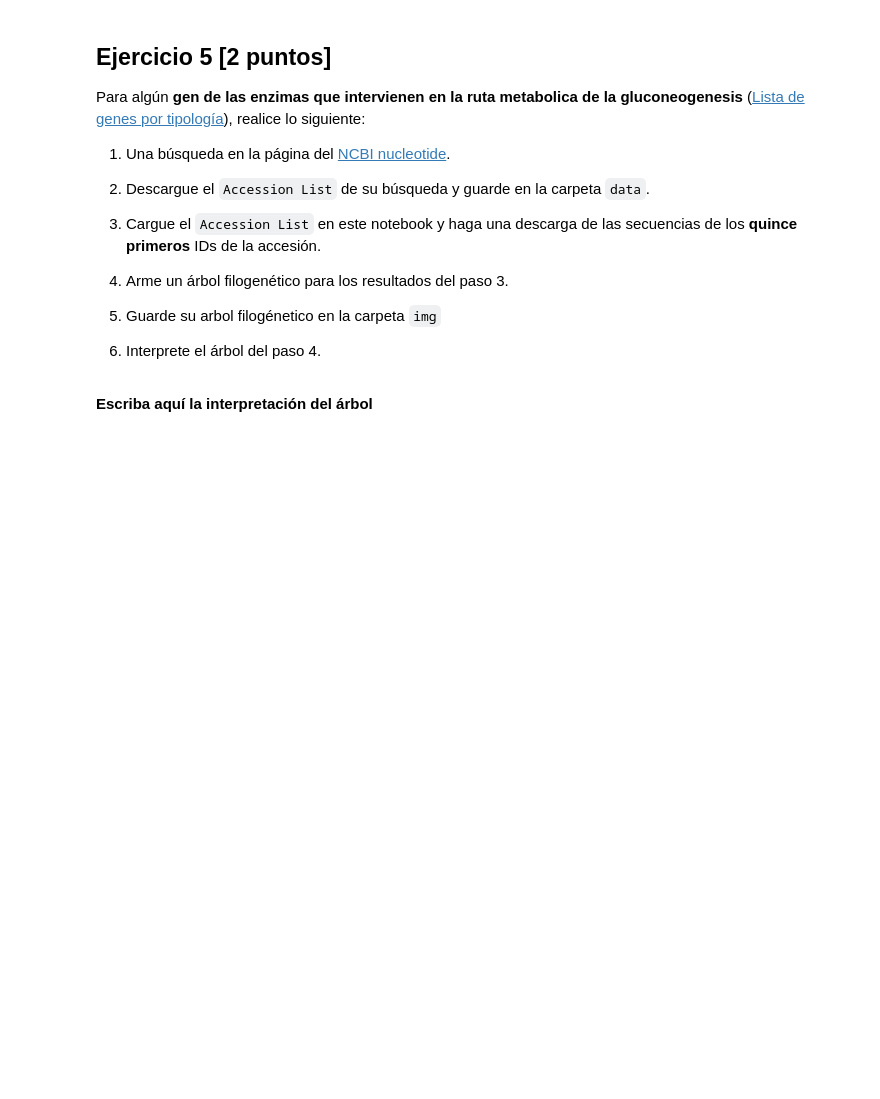
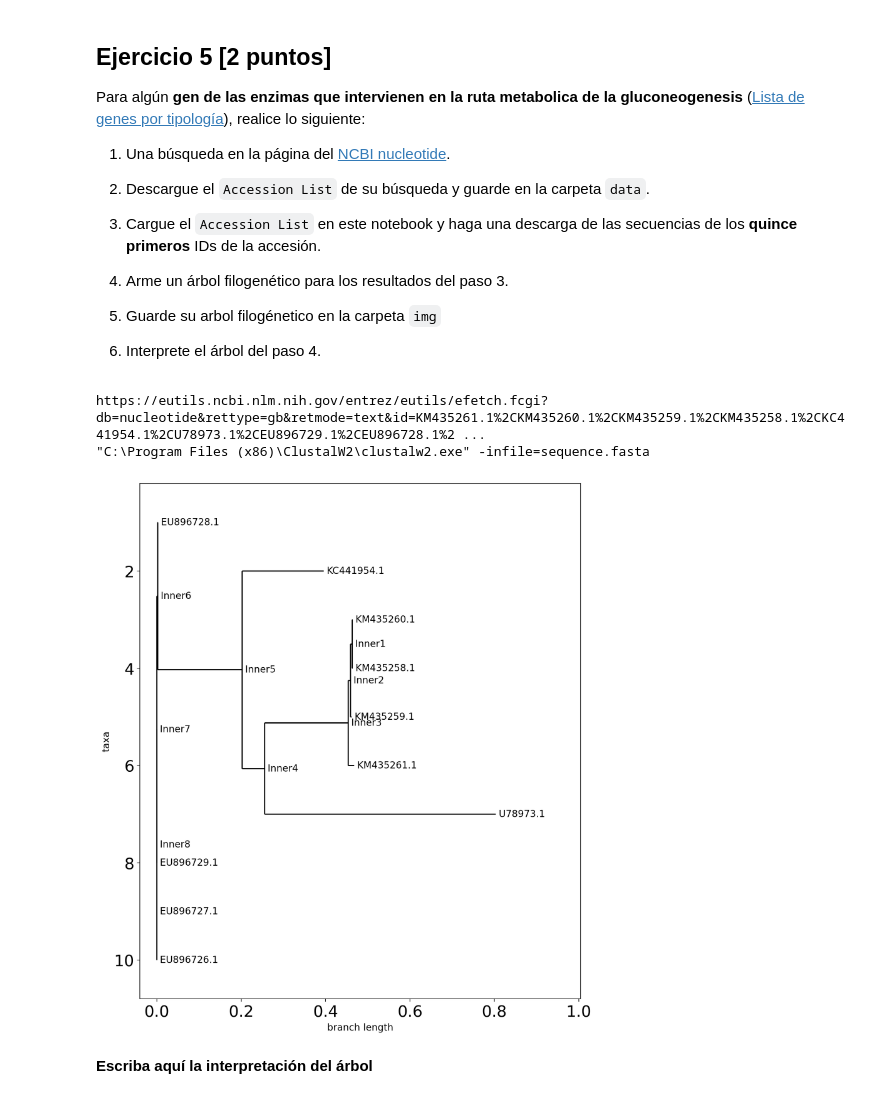
Before and after one commit to Valekia/GBI6_ExamenPython, a Jupyter notebook: 2022I_GBI6G01_ExamenPython.ipynb, the cells around one changed output. Cells and saved outputs as stored; diff of their text form; code cells hidden in the pictures; blank space fills up the shorter version.

```diff
--- a/2022I_GBI6G01_ExamenPython.ipynb
+++ b/2022I_GBI6G01_ExamenPython.ipynb
@@ -167,3 +169,51 @@ Para algún **gen de las enzimas que intervienen en la ruta metabolica de la glu
+# %%
+from Bio import Entrez
+from Bio import Phylo
+from Bio.Phylo.TreeConstruction import DistanceCalculator
+from Bio.Phylo.TreeConstruction import DistanceTreeConstructor
+from Bio import AlignIO
+from Bio import SeqIO
+import matplotlib.pyplot as plt
+from Bio.Align.Applications import ClustalwCommandline
+import os
+
+with open('sequence.seq') as file:
+    text = file.read()
+text = text.split('\n')
+text = ','.join(text[:10])
+
+handle = Entrez.efetch( db="nucleotide", rettype="gb", retmode="text", id = text)
+print(handle.url)
+records = SeqIO.parse("sequence.gb", "genbank")
+count = SeqIO.write(records, "sequence.fasta", "fasta")
+
+clustalw_exe = r"C:\Program Files (x86)\ClustalW2\clustalw2.exe"
+clustalw_cline = ClustalwCommandline(clustalw_exe, infile = "sequence.fasta")
+assert os.path.isfile(clustalw_exe), "Clustal_W executable is missing or not found"
+stdout, stderr = clustalw_cline()
+print(clustalw_cline)
+
+ClustalAlign = AlignIO.read("sequence.aln", "clustal")
+
+with open("sequence.aln","r") as aln:
+    alignment = AlignIO.read(aln,"clustal")
+
+calculator = DistanceCalculator('identity')
+distance_matrix = calculator.get_distance(alignment)
+constructor = DistanceTreeConstructor(calculator)
+tree = constructor.build_tree(alignment)
+tree.rooted = True
+fig = plt.figure(figsize=(10, 12), dpi=200) # create figure & set the size
+matplotlib.rc('font', size=12)              # fontsize of the leaf and node labels
+matplotlib.rc('xtick', labelsize=20)       # fontsize of the tick labels
+matplotlib.rc('ytick', labelsize=20)       # fontsize of the tick labels
+axes = fig.add_subplot(1, 1, 1)
+Phylo.draw(tree, axes=axes)
+fig.savefig("img/arbol.jpg")
+# %% [output]
+https://eutils.ncbi.nlm.nih.gov/entrez/eutils/efetch.fcgi?db=nucleotide&rettype=gb&retmode=text&id=KM435261.1%2CKM435260.1%2CKM435259.1%2CKM435258.1%2CKC441954.1%2CU78973.1%2CEU896729.1%2CEU896728.1%2 ...
+"C:\Program Files (x86)\ClustalW2\clustalw2.exe" -infile=sequence.fasta
+[figure, added]
 # %% [markdown]
 **Escriba aquí la interpretación del árbol**
 # %% [markdown]
```
Also changed, not shown: parts of 4 cells of this notebook, 14 other files.
